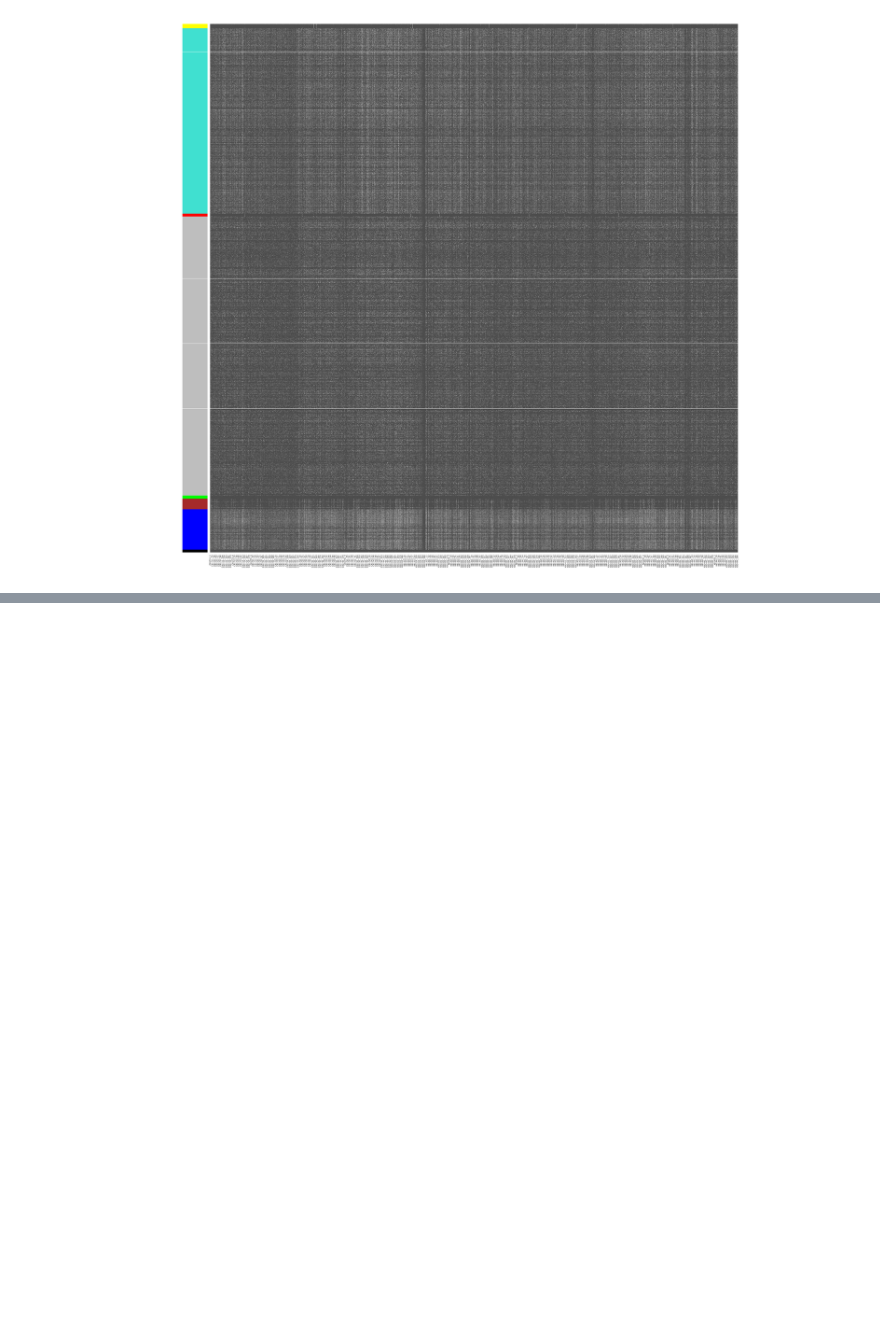
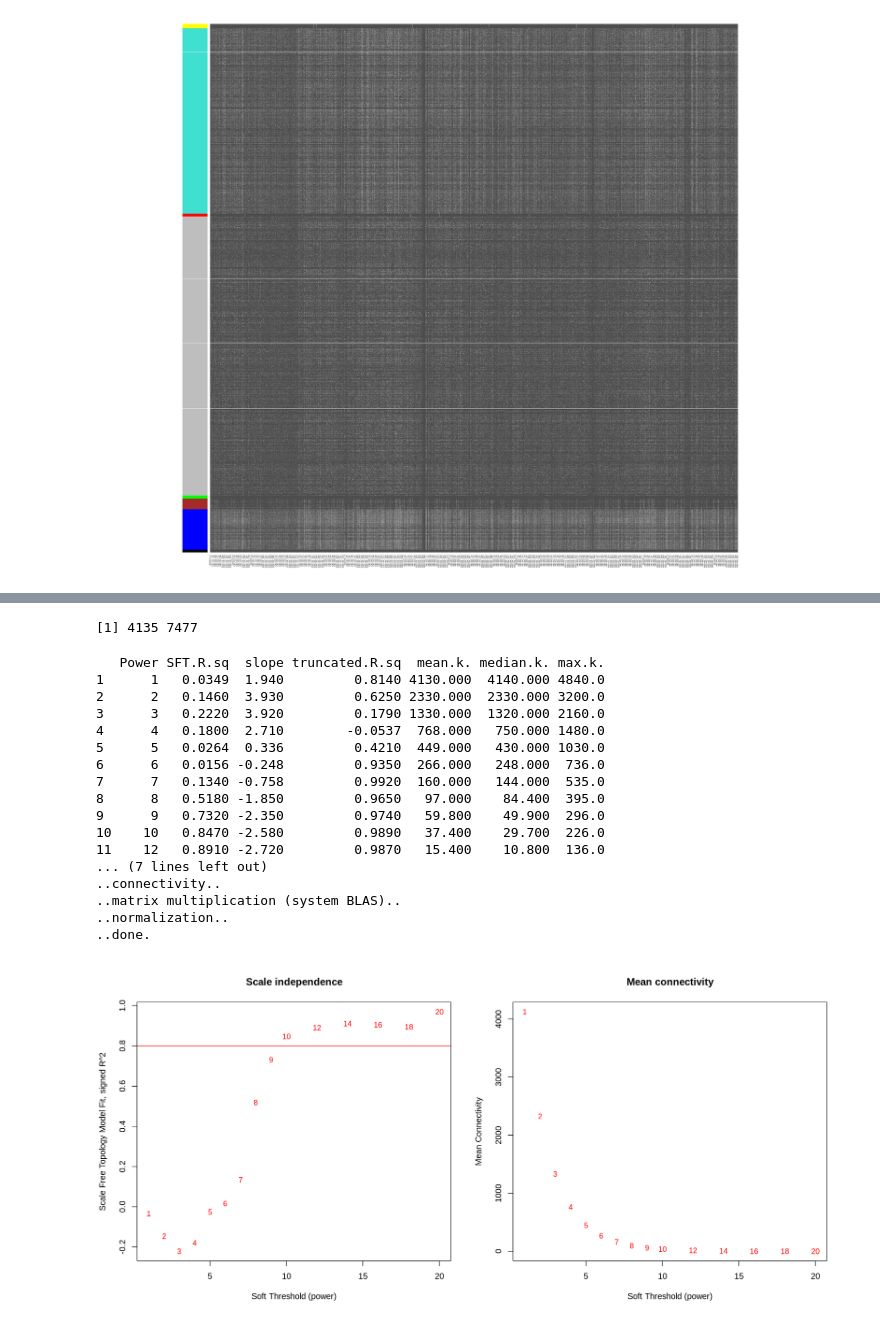
Before and after one commit to mtekman/scRNA_2020_salas, a Jupyter notebook: 4_wgcna.ipynb, the cells around one changed output, grey strips where cells are left out. Drawn from its saved outputs; the diff is of its cells as text; code cells hidden in the pictures; blank space fills up the shorter version.

```diff
--- a/4_wgcna.ipynb
+++ b/4_wgcna.ipynb
@@ -396,0 +528,3 @@ saveRDS(TOM, file="files/4_wgcna/TOM_7477.rds")
+# %%
+sc <- readRDS('~/Downloads/sc_object_RaceID.RDS')
+mydata.trans=t(as.matrix(mydata))
@@ -396,0 +552,57 @@ saveRDS(TOM, file="files/4_wgcna/TOM_7477.rds")
+# %%
+SubGeneNames = sort(sc@genes)
+n = length(SubGeneNames)
+datExpr = mydata.trans[,SubGeneNames]
+dim(datExpr)
+# %% [output]
+[1] 4135 7477
+# %%
+options(repr.plot.width= 15, repr.plot.height = 7)
+# Subset to cluster 1 (300 cells)
+datExpr = mydata.trans[sc@cpart==1,SubGeneNames]
+powers = c(c(1:10), seq(from = 12, to=20, by=2));
+sft = pickSoftThreshold(datExpr, dataIsExpr = TRUE, powerVector = powers,
+                        corFnc = cor, corOptions = list(use = 'p'),
+                        networkType = "signed")
+
+par(mfrow = c(1,2))
+cex1 = 0.9
+softPower = 8
+
+plot(sft$fitIndices[,1], -sign(sft$fitIndices[,3])*sft$fitIndices[,2],
+     xlab="Soft Threshold (power)",
+     ylab="Scale Free Topology Model Fit, signed R^2",
+     type="n", main = paste("Scale independence"))
+text(sft$fitIndices[,1], -sign(sft$fitIndices[,3])*sft$fitIndices[,2],
+     labels=powers,cex=cex1,col="red")
+abline(h=0.80,col="red")
+plot(sft$fitIndices[,1], sft$fitIndices[,5],
+     xlab="Soft Threshold (power)", ylab="Mean Connectivity",
+     type="n",main = paste("Mean connectivity"))
+text(sft$fitIndices[,1], sft$fitIndices[,5],
+     labels=powers, cex=cex1, col="red")
+
+adj = adjacency(datExpr, type = "signed", power = softPower)
+TOM = TOMsimilarityFromExpr(datExpr, networkType = "signed",
+                            TOMType = "signed", power = softPower)
+colnames(TOM) = rownames(TOM) = SubGeneNames
+dissTOM = 1 - TOM
+# %% [output]
+   Power SFT.R.sq  slope truncated.R.sq  mean.k. median.k. max.k.
+1      1   0.0349  1.940         0.8140 4130.000  4140.000 4840.0
+2      2   0.1460  3.930         0.6250 2330.000  2330.000 3200.0
+3      3   0.2220  3.920         0.1790 1330.000  1320.000 2160.0
+4      4   0.1800  2.710        -0.0537  768.000   750.000 1480.0
+5      5   0.0264  0.336         0.4210  449.000   430.000 1030.0
+6      6   0.0156 -0.248         0.9350  266.000   248.000  736.0
+7      7   0.1340 -0.758         0.9920  160.000   144.000  535.0
+8      8   0.5180 -1.850         0.9650   97.000    84.400  395.0
+9      9   0.7320 -2.350         0.9740   59.800    49.900  296.0
+10    10   0.8470 -2.580         0.9890   37.400    29.700  226.0
+11    12   0.8910 -2.720         0.9870   15.400    10.800  136.0
+... (7 lines left out)
+..connectivity..
+..matrix multiplication (system BLAS)..
+..normalization..
+..done.
+[figure, added]
```
Also changed, not shown: parts of 37 cells of this notebook.
